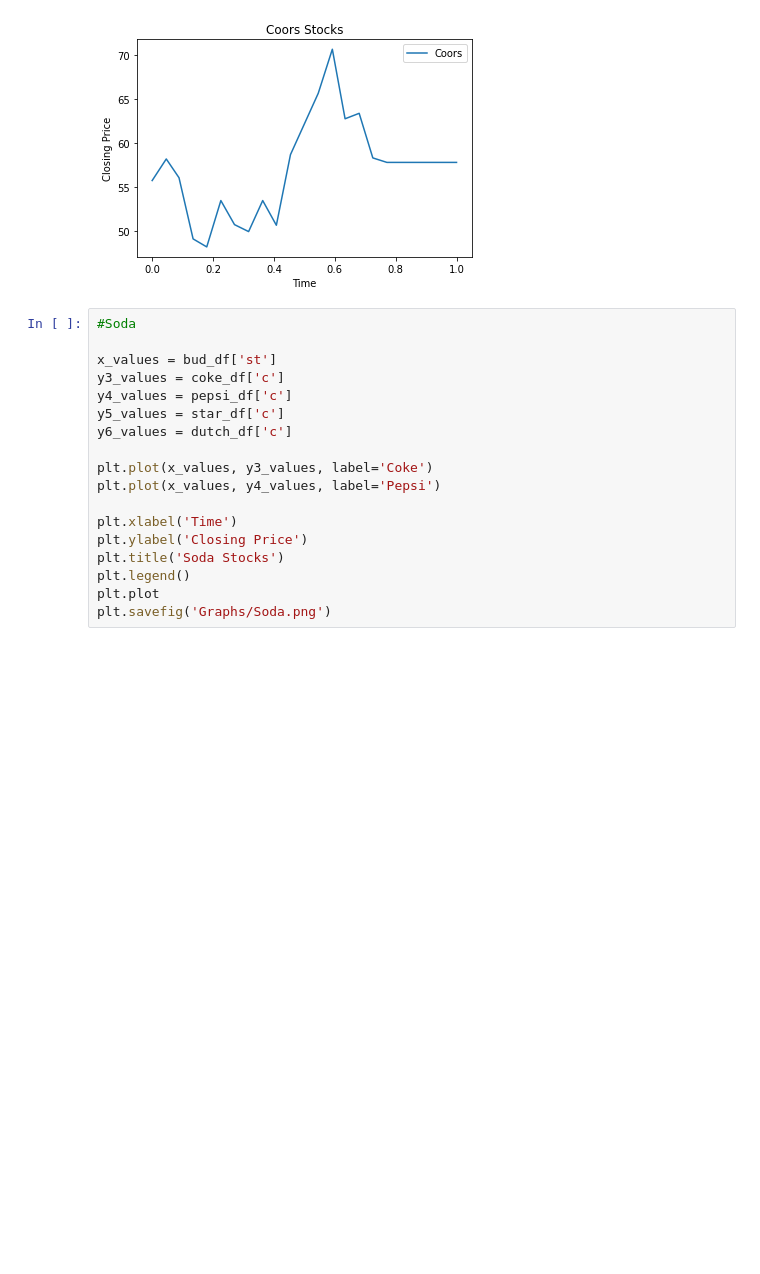
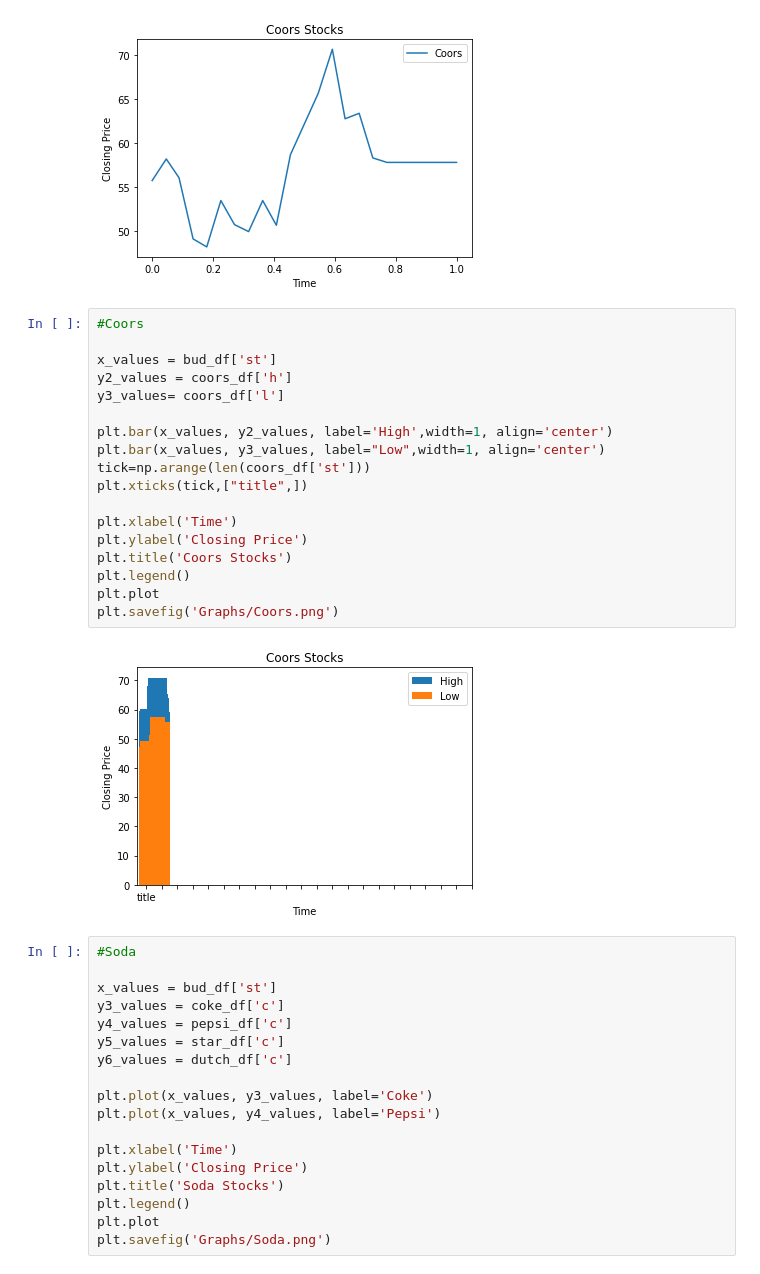
Before and after one commit to DKAce330/Project-1, a Jupyter notebook: Charts.ipynb, the cells around one changed output. Drawn from its saved outputs; the diff is of its cells as text; blank space fills up the shorter version.

```diff
--- a/Charts.ipynb
+++ b/Charts.ipynb
@@ -108,6 +108,26 @@ plt.plot
 plt.savefig('Graphs/Coors.png')
 # %% [output]
 [figure]
+# %%
+#Coors
+
+x_values = bud_df['st']
+y2_values = coors_df['h']
+y3_values= coors_df['l']
+
+plt.bar(x_values, y2_values, label='High',width=1, align='center')
+plt.bar(x_values, y3_values, label="Low",width=1, align='center')
+tick=np.arange(len(coors_df['st']))
+plt.xticks(tick,["title",])
+
+plt.xlabel('Time')
+plt.ylabel('Closing Price')
+plt.title('Coors Stocks')
+plt.legend()
+plt.plot
+plt.savefig('Graphs/Coors.png')
+# %% [output]
+[figure, added]
 # %%
 #Soda
 
```
